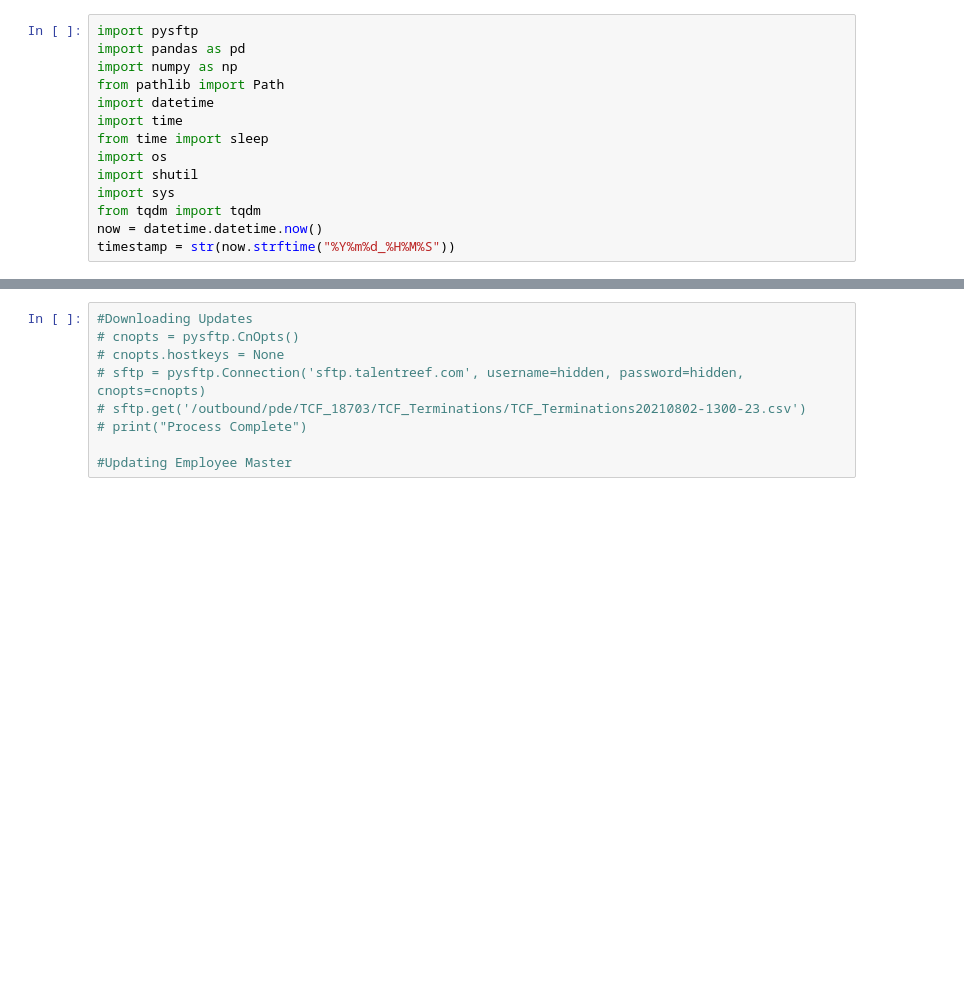
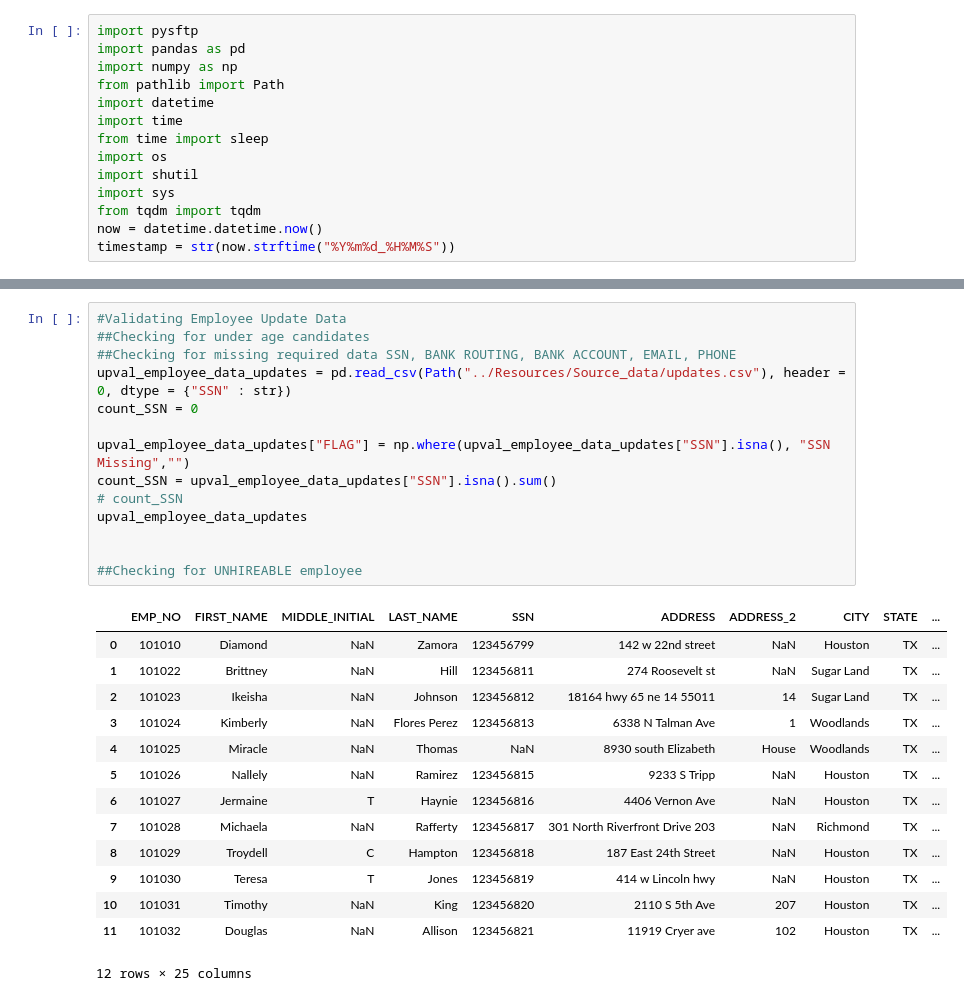
Before and after one commit to azunaukbrr/noonah_C-Halling, a Jupyter notebook: notebooks/workinprogress.ipynb, the cells around one changed output, grey strips where cells are left out. Drawn from its saved outputs; the diff is of its cells as text; blank space fills up the shorter version.

```diff
--- a/notebooks/workinprogress.ipynb
+++ b/notebooks/workinprogress.ipynb
@@ -27,9 +34,29 @@ Employee Master Backup Complete
-# %%
-#Downloading Updates
-# cnopts = pysftp.CnOpts()
-# cnopts.hostkeys = None
-# sftp = pysftp.Connection('sftp.talentreef.com', username=hidden, password=hidden, cnopts=cnopts)
-# sftp.get('/outbound/pde/TCF_18703/TCF_Terminations/TCF_Terminations20210802-1300-23.csv')
-# print("Process Complete")
-
-#Updating Employee Master
+# %%
+#Validating Employee Update Data
+##Checking for under age candidates
+##Checking for missing required data SSN, BANK ROUTING, BANK ACCOUNT, EMAIL, PHONE
+upval_employee_data_updates = pd.read_csv(Path("../Resources/Source_data/updates.csv"), header = 0, dtype = {"SSN" : str})
+count_SSN = 0
+
+upval_employee_data_updates["FLAG"] = np.where(upval_employee_data_updates["SSN"].isna(), "SSN Missing","")
+count_SSN = upval_employee_data_updates["SSN"].isna().sum()
+# count_SSN
+upval_employee_data_updates
+
+
+##Checking for UNHIREABLE employee
+# %% [output]
+|  | EMP_NO | FIRST_NAME | MIDDLE_INITIAL | LAST_NAME | SSN | ADDRESS | ADDRESS_2 | CITY | STATE | ... |
+| 0 | 101010 | Diamond | NaN | Zamora | 123456799 | 142 w 22nd street | NaN | Houston | TX | ... |
+| 1 | 101022 | Brittney | NaN | Hill | 123456811 | 274 Roosevelt st | NaN | Sugar Land | TX | ... |
+| 2 | 101023 | Ikeisha | NaN | Johnson | 123456812 | 18164 hwy 65 ne 14 55011 | 14 | Sugar Land | TX | ... |
+| 3 | 101024 | Kimberly | NaN | Flores Perez | 123456813 | 6338 N Talman Ave | 1 | Woodlands | TX | ... |
+| 4 | 101025 | Miracle | NaN | Thomas | NaN | 8930 south Elizabeth | House | Woodlands | TX | ... |
+| 5 | 101026 | Nallely | NaN | Ramirez | 123456815 | 9233 S Tripp | NaN | Houston | TX | ... |
+| 6 | 101027 | Jermaine | T | Haynie | 123456816 | 4406 Vernon Ave | NaN | Houston | TX | ... |
+| 7 | 101028 | Michaela | NaN | Rafferty | 123456817 | 301 North Riverfront Drive 203 | NaN | Richmond | TX | ... |
+| 8 | 101029 | Troydell | C | Hampton | 123456818 | 187 East 24th Street | NaN | Houston | TX | ... |
+| 9 | 101030 | Teresa | T | Jones | 123456819 | 414 w Lincoln hwy | NaN | Houston | TX | ... |
+| 10 | 101031 | Timothy | NaN | King | 123456820 | 2110 S 5th Ave | 207 | Houston | TX | ... |
+| 11 | 101032 | Douglas | NaN | Allison | 123456821 | 11919 Cryer ave | 102 | Houston | TX | ... |
+12 rows × 25 columns
```
Also changed, not shown: parts of 8 cells of this notebook, 2 other files.
